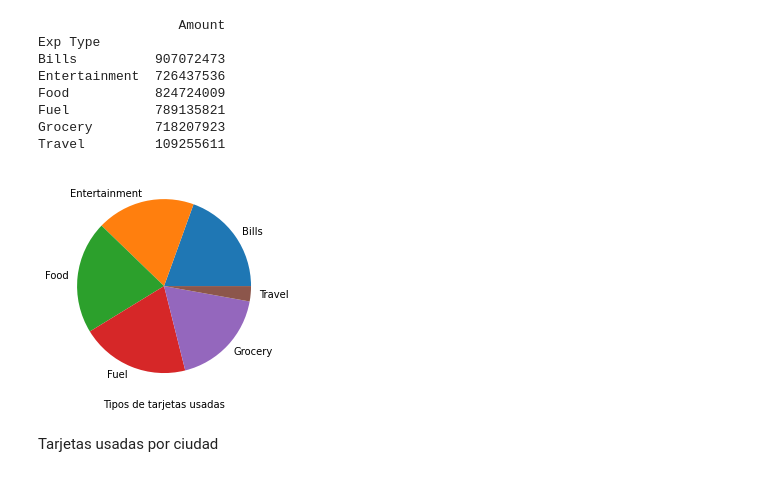
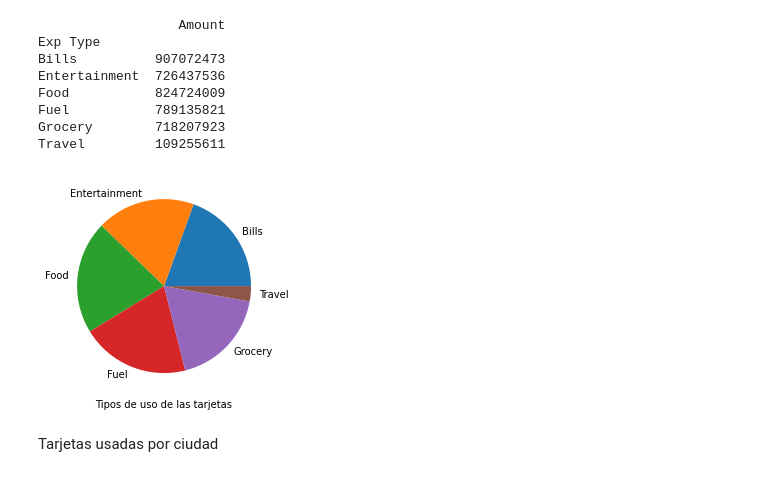
Before and after one commit to CGUEVARA03/PROGRAMACION-3, a Jupyter notebook: UsodeTarjetas.ipynb, the cells around one changed output. Saved outputs shown, nothing was run; the diff lists cells and outputs as text; code cells hidden in the pictures.

```diff
--- a/UsodeTarjetas.ipynb
+++ b/UsodeTarjetas.ipynb
@@ -76,11 +76,11 @@ Travel         109255611
 # %%
 tarjetas = pd.crosstab (index = tarjetascredito ["Exp Type"], columns = "fr")
 plt.pie(tarjetas, labels = tarjetas.index)
-plt.xlabel("Tipos de tarjetas usadas")
+plt.xlabel("Tipos de uso de las tarjetas")
 plt.show()
 tarjetas.to_csv("/content/tarjetas.csv")
 # %% [output]
-[figure, old version]
+[figure, new version]
 # %% [markdown]
 Tarjetas usadas por ciudad
 # %%
```
